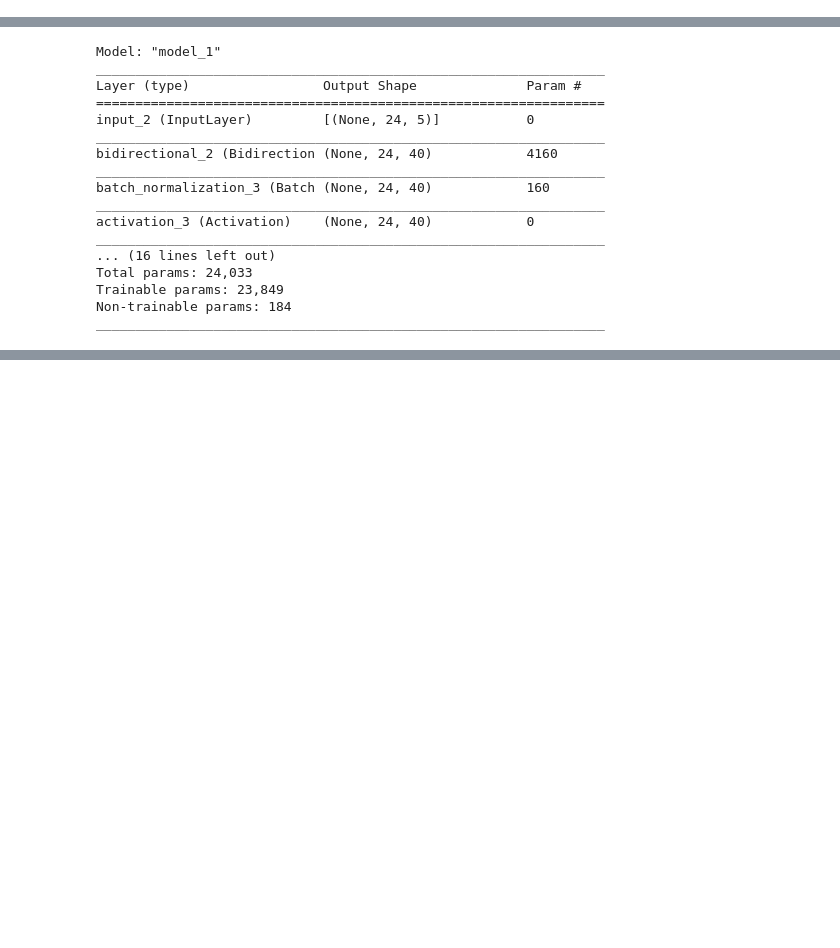
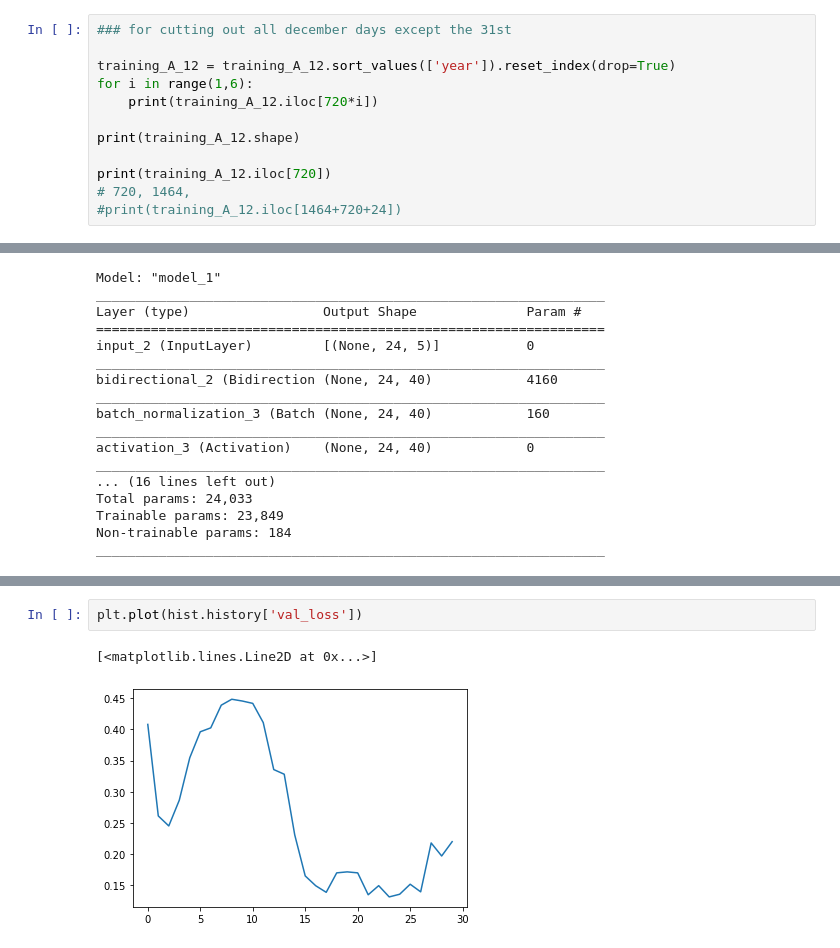
Before and after one commit to byunwj/Gas_Prediction, a Jupyter notebook: Data Analysis.ipynb, the cells around one changed output, grey strips where cells are left out. Cells and saved outputs as stored; diff of their text form; blank space fills up the shorter version.

Commit message:
data preprocessing for december

```diff
--- a/Data Analysis.ipynb
+++ b/Data Analysis.ipynb
@@ -162,3 +165,15 @@ training_A_1_3 = datas['data_A'][ (datas['data_A']['month'].isin([1,2,3])) & \
                                   (datas['data_A']['year'].isin([2014, 2015, 2016, 2017, 2018])) ].reset_index(drop = True)
 training_A = pd.concat([training_A_12, training_A_1_3], axis = 0).reset_index(drop=True)
 training_A = training_A.sort_values(['year', 'month']).reset_index(drop=True)
+# %%
+### for cutting out all december days except the 31st
+
+training_A_12 = training_A_12.sort_values(['year']).reset_index(drop=True)
+for i in range(1,6):
+    print(training_A_12.iloc[720*i])
+
+print(training_A_12.shape)
+
+print(training_A_12.iloc[720])
+# 720, 1464,
+#print(training_A_12.iloc[1464+720+24])
@@ -385,0 +419,5 @@ Epoch 19/30
+# %%
+plt.plot(hist.history['val_loss'])
+# %% [output]
+[<matplotlib.lines.Line2D at 0x...>]
+[figure, added]
```
Also changed, not shown: parts of 3 cells of this notebook.
